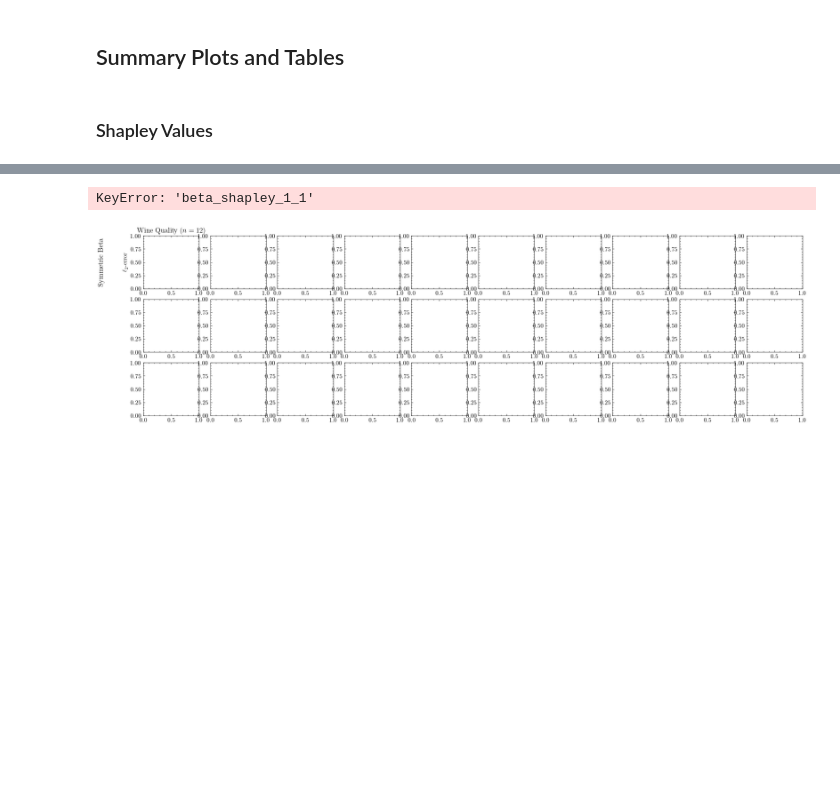
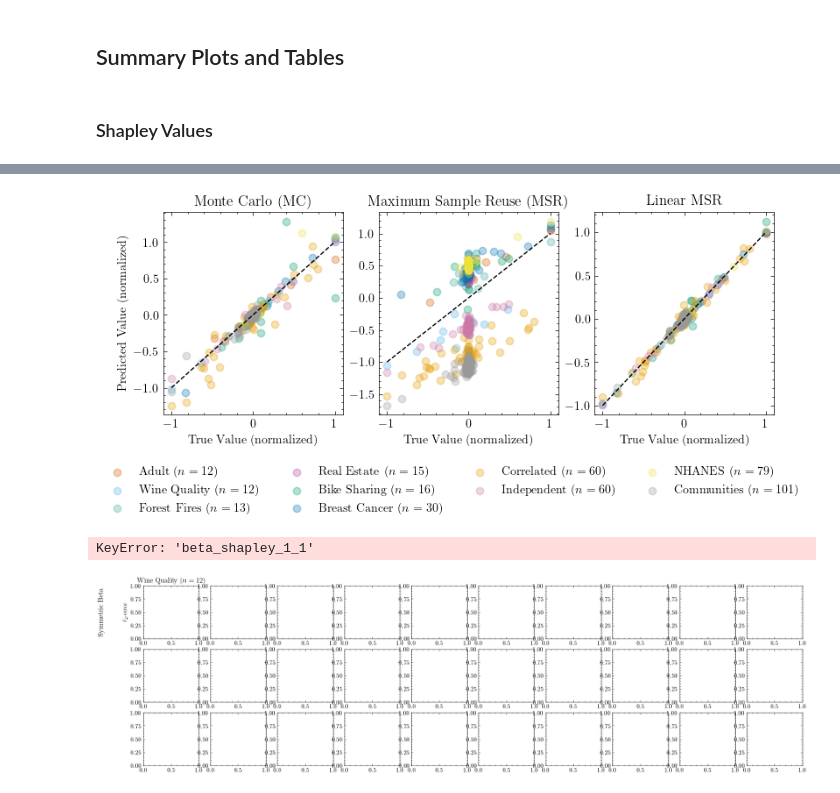
Before and after one commit to rtealwitter/regressionMSR, a Jupyter notebook: summarize.ipynb, the cells around one changed output, grey strips where cells are left out. Saved outputs shown, nothing was run; the diff lists cells and outputs as text; code cells hidden in the pictures; blank space fills up the shorter version.

```diff
--- a/summarize.ipynb
+++ b/summarize.ipynb
@@ -290,6 +290,37 @@ for dataset in results:
         del results[dataset]
 
 one_big_table(results, 'tables/shapley.tex', use_estimators)
+# %%
+use_estimators = ['WSL', 'MSR', 'LinearMSR']
+estimator_lookup = {'WSL': 'Monte Carlo (MC)', 'MSR': 'Maximum Sample Reuse (MSR)', 'LinearMSR': 'Linear MSR'}
+
+fig, axs = plt.subplots(1, len(use_estimators), figsize=(9, 3))
+
+for j, dataset in enumerate(datasets):
+    filename = f'output/case_study_{dataset}.csv'
+    with open(filename, 'r') as f:
+        for line in f:
+            dict = eval(line.replace('array', 'np.array'))
+        true_values = dict['True'][0]
+        max_val = np.max(np.abs(true_values))
+
+        for i, estimator in enumerate(use_estimators):
+            pred_values = dict[estimator]
+            axs[i].scatter(true_values/max_val, pred_values/max_val, label=rf'{dataset} ($n={dataset_sizes[dataset]}$)', color=cb_colors[j], alpha=0.3, marker='o')
+
+for i, estimator in enumerate(use_estimators):
+    # Draw the diagonal line
+    axs[i].plot([-1, 1], [-1, 1], linestyle='--', color='black', linewidth=1, alpha=1)
+    axs[i].set_title(f'{estimator_lookup[estimator]}')
+    axs[i].set_xlabel('True Value (normalized)')
+    if i == 0:
+        axs[i].set_ylabel('Predicted Value (normalized)')
+
+plt.legend(fancybox=True, bbox_to_anchor=(1.2,-.2), ncol=4)
+plt.tight_layout()
+plt.savefig('images/case_study.pdf', bbox_inches='tight', dpi=300)
+# %% [output]
+[figure, added]
 # %%
 # Make a giant plot
 # The columns are the datasets
```
Also changed, not shown: parts of 2 cells of this notebook, 16 other files.
